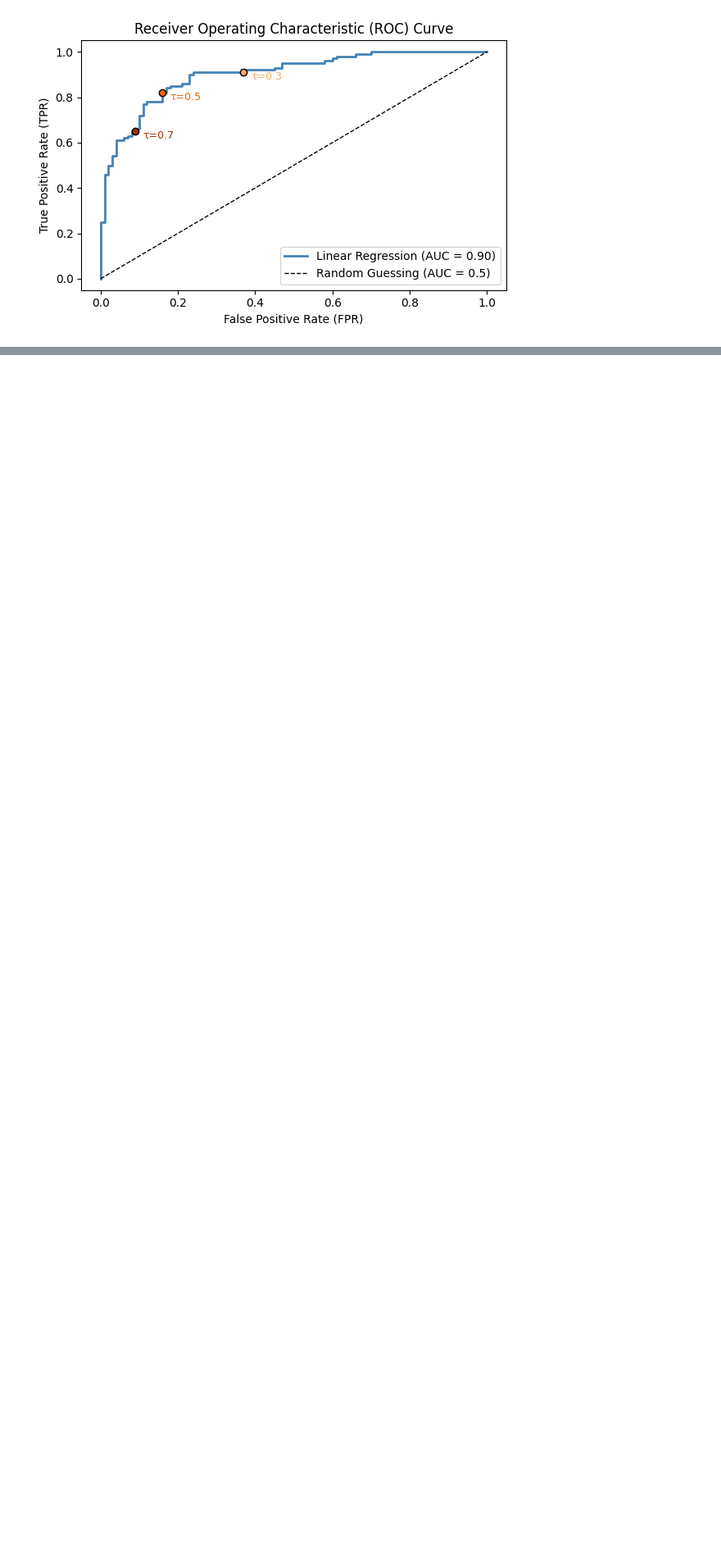
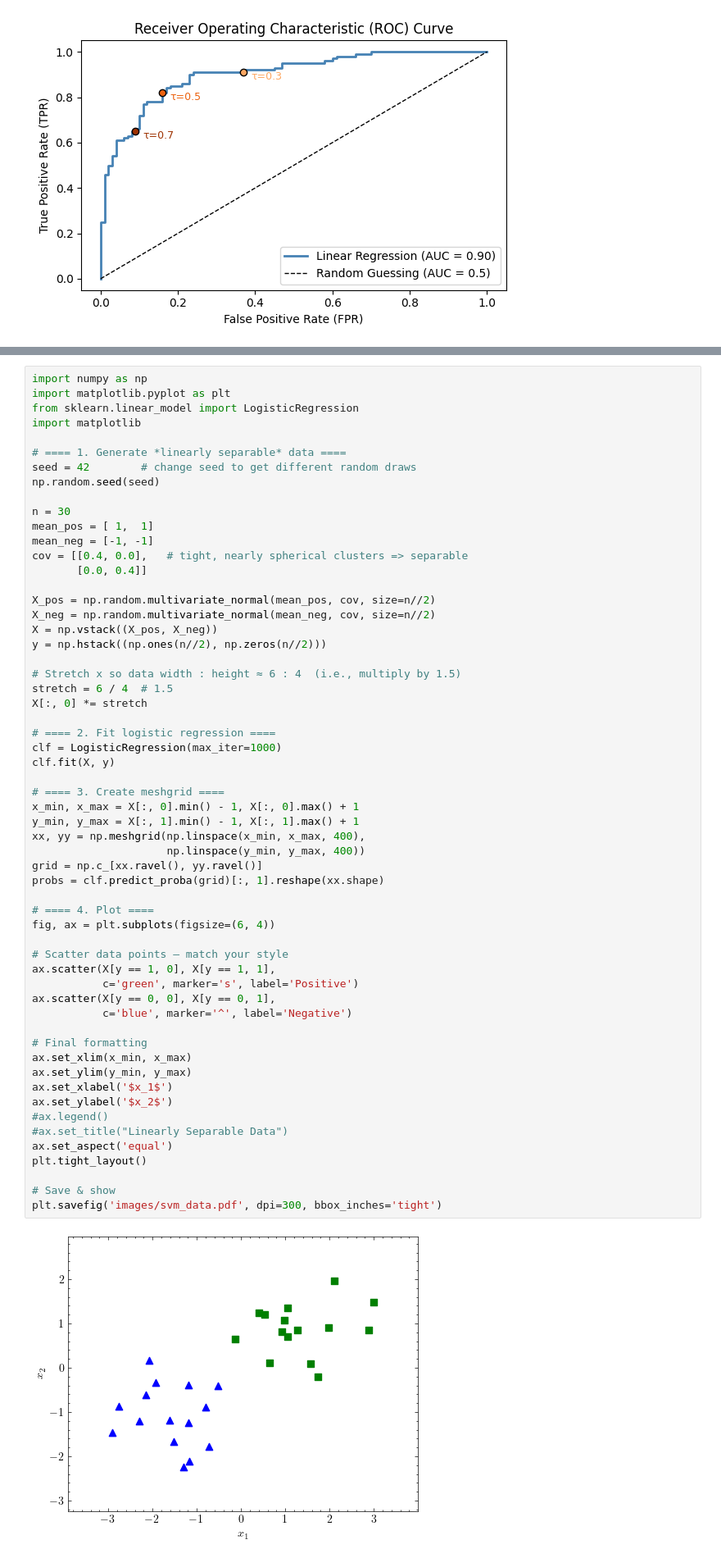
Before and after one commit to rtealwitter/datamining2025, a Jupyter notebook: notes/code.ipynb, the cells around one changed output, grey strips where cells are left out. Shown at 82% size. Cells and saved outputs as stored; diff of their text form; blank space fills up the shorter version.

Commit message:
add figures to svm

```diff
--- a/notes/code.ipynb
+++ b/notes/code.ipynb
@@ -614,0 +617,60 @@ plt.show()
+# %%
+import numpy as np
+import matplotlib.pyplot as plt
+from sklearn.linear_model import LogisticRegression
+import matplotlib
+
+# ==== 1. Generate *linearly separable* data ====
+seed = 42        # change seed to get different random draws
+np.random.seed(seed)
+
+n = 30
+mean_pos = [ 1,  1]
+mean_neg = [-1, -1]
+cov = [[0.4, 0.0],   # tight, nearly spherical clusters => separable
+       [0.0, 0.4]]
+
+X_pos = np.random.multivariate_normal(mean_pos, cov, size=n//2)
+X_neg = np.random.multivariate_normal(mean_neg, cov, size=n//2)
+X = np.vstack((X_pos, X_neg))
+y = np.hstack((np.ones(n//2), np.zeros(n//2)))
+
+# Stretch x so data width : height ≈ 6 : 4  (i.e., multiply by 1.5)
+stretch = 6 / 4  # 1.5
+X[:, 0] *= stretch
+
+# ==== 2. Fit logistic regression ====
+clf = LogisticRegression(max_iter=1000)
+clf.fit(X, y)
+
+# ==== 3. Create meshgrid ====
+x_min, x_max = X[:, 0].min() - 1, X[:, 0].max() + 1
+y_min, y_max = X[:, 1].min() - 1, X[:, 1].max() + 1
+xx, yy = np.meshgrid(np.linspace(x_min, x_max, 400),
+                     np.linspace(y_min, y_max, 400))
+grid = np.c_[xx.ravel(), yy.ravel()]
+probs = clf.predict_proba(grid)[:, 1].reshape(xx.shape)
+
+# ==== 4. Plot ====
+fig, ax = plt.subplots(figsize=(6, 4))
+
+# Scatter data points — match your style
+ax.scatter(X[y == 1, 0], X[y == 1, 1],
+           c='green', marker='s', label='Positive')
+ax.scatter(X[y == 0, 0], X[y == 0, 1],
+           c='blue', marker='^', label='Negative')
+
+# Final formatting
+ax.set_xlim(x_min, x_max)
+ax.set_ylim(y_min, y_max)
+ax.set_xlabel('$x_1$')
+ax.set_ylabel('$x_2$')
+#ax.legend()
+#ax.set_title("Linearly Separable Data")
+ax.set_aspect('equal')
+plt.tight_layout()
+
+# Save & show
+plt.savefig('images/svm_data.pdf', dpi=300, bbox_inches='tight')
+# %% [output]
+[figure, added]
```
Also changed, not shown: parts of 8 cells of this notebook, 45 other files.
